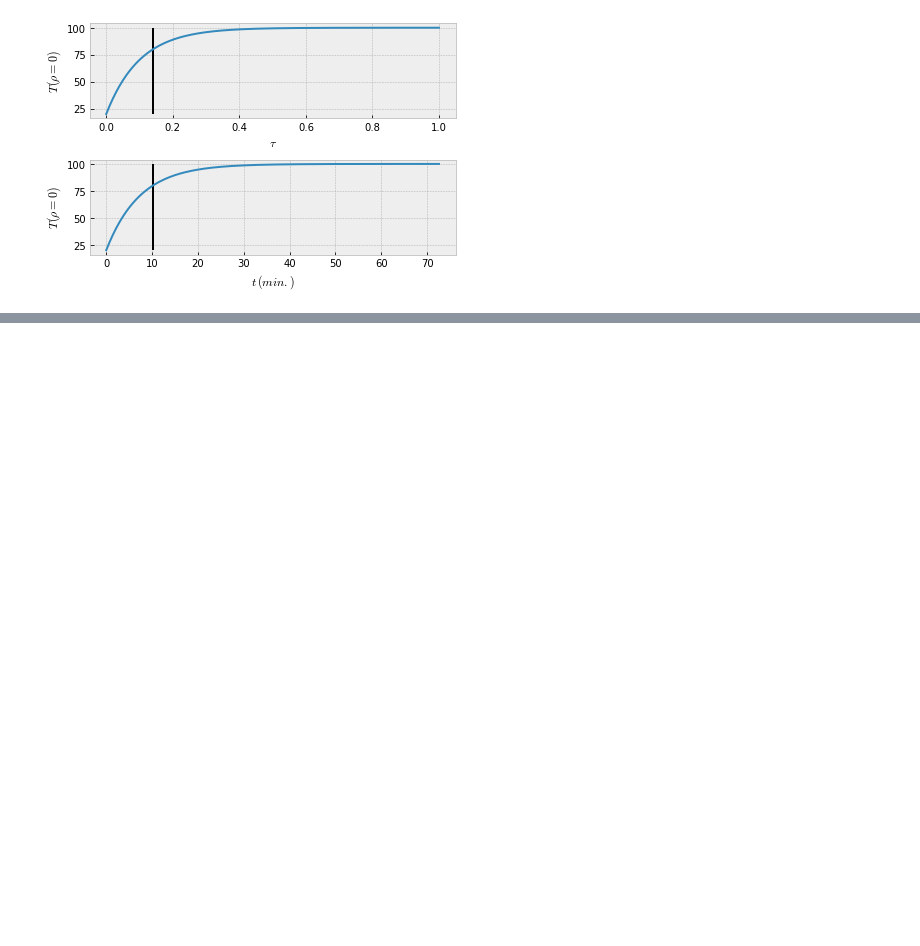
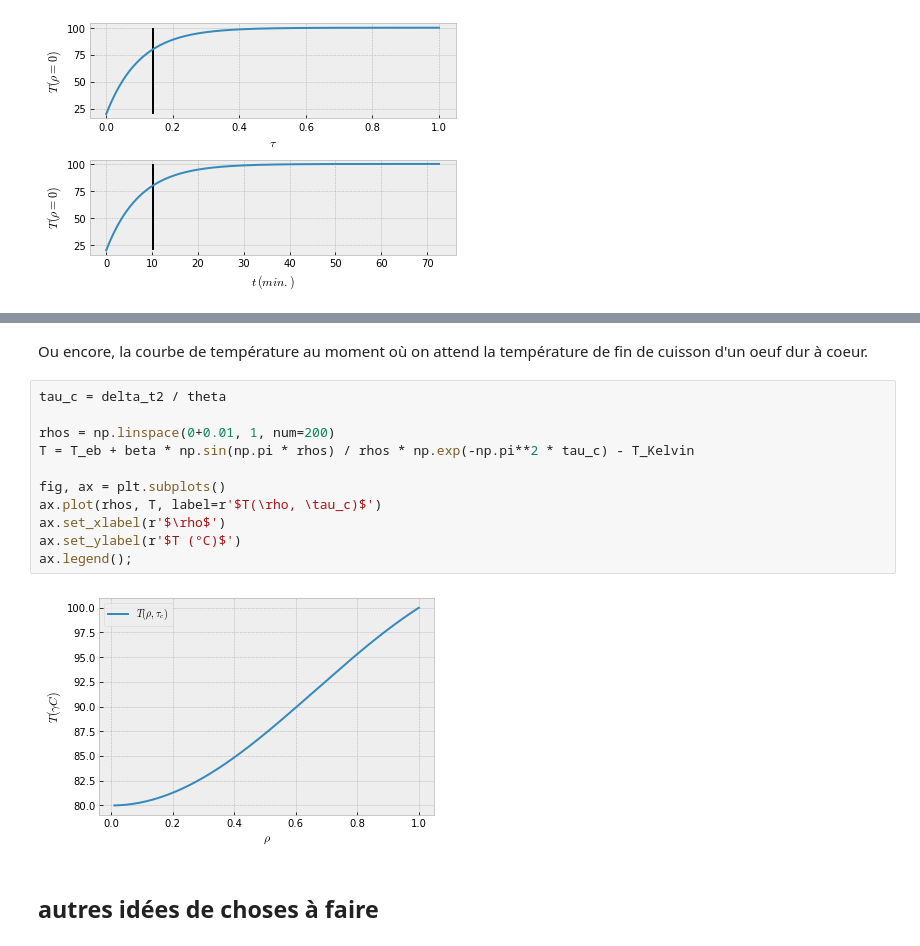
Before and after one commit to flothesof/posts, a Jupyter notebook: 20200823_Centrale2016PSI_PC2_CuissonDesOeufs.ipynb, the cells around one changed output, grey strips where cells are left out. Cells and saved outputs as stored; diff of their text form; blank space fills up the shorter version.

```diff
--- a/20200823_Centrale2016PSI_PC2_CuissonDesOeufs.ipynb
+++ b/20200823_Centrale2016PSI_PC2_CuissonDesOeufs.ipynb
@@ -424,0 +651,17 @@ plt.tight_layout()
+# %% [markdown]
+Ou encore, la courbe de température au moment où on attend la température de fin de cuisson d'un oeuf dur à coeur.
+# %%
+tau_c = delta_t2 / theta
+
+rhos = np.linspace(0+0.01, 1, num=200)
+T = T_eb + beta * np.sin(np.pi * rhos) / rhos * np.exp(-np.pi**2 * tau_c) - T_Kelvin
+
+fig, ax = plt.subplots()
+ax.plot(rhos, T, label=r'$T(\rho, \tau_c)$')
+ax.set_xlabel(r'$\rho$')
+ax.set_ylabel(r'$T (°C)$')
+ax.legend();
+# %% [output]
+[figure, added]
+# %% [markdown]
+## autres idées de choses à faire
```
Also changed, not shown: parts of 51 cells of this notebook.
